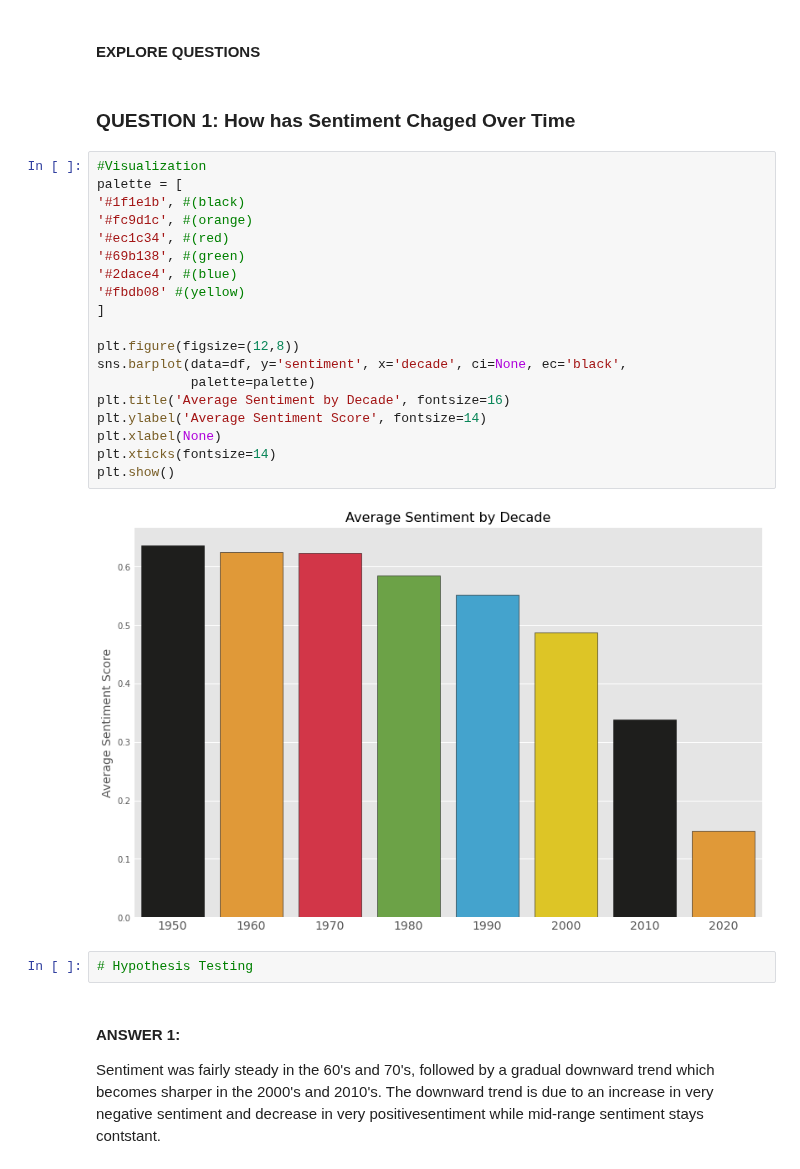
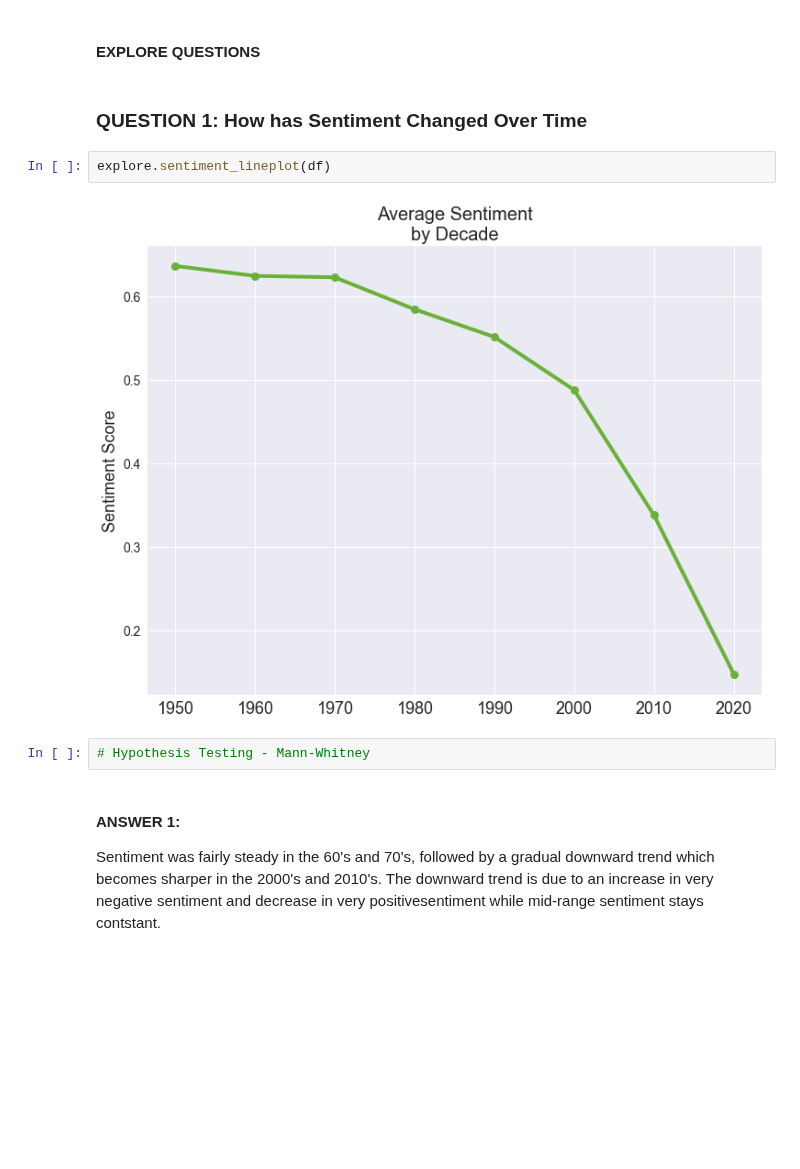
Before and after one commit to CBRJ-Lyrical-Metrics/lyrical-evolution-capstone, a Jupyter notebook: Drafts/draft_report.ipynb, the cells around one changed output. Cells and saved outputs as stored; diff of their text form; blank space fills up the shorter version.

```diff
--- a/Drafts/draft_report.ipynb
+++ b/Drafts/draft_report.ipynb
@@ -273,30 +272,13 @@ All bivariate exploration was conducted on the train corpus to prevent data leak
 # %% [markdown]
 #### EXPLORE QUESTIONS
 # %% [markdown]
-### QUESTION 1: How has Sentiment Chaged Over Time
+### QUESTION 1: How has Sentiment Changed Over Time
 # %%
-#Visualization
-palette = [
-'#1f1e1b', #(black)
-'#fc9d1c', #(orange)
-'#ec1c34', #(red)
-'#69b138', #(green)
-'#2dace4', #(blue)
-'#fbdb08' #(yellow)
-]
-
-plt.figure(figsize=(12,8))
-sns.barplot(data=df, y='sentiment', x='decade', ci=None, ec='black',
-            palette=palette)
-plt.title('Average Sentiment by Decade', fontsize=16)
-plt.ylabel('Average Sentiment Score', fontsize=14)
-plt.xlabel(None)
-plt.xticks(fontsize=14)
-plt.show()
+explore.sentiment_lineplot(df)
 # %% [output]
-[figure, old version]
+[figure, new version]
 # %%
-# Hypothesis Testing
+# Hypothesis Testing - Mann-Whitney
 # %% [markdown]
 #### ANSWER 1:
 Sentiment was fairly steady in the 60's and 70's, followed by a gradual downward trend which becomes sharper in the 2000's and 2010's. The downward trend is due to an increase in very negative sentiment and decrease in very positivesentiment while mid-range sentiment stays contstant.
```
Also changed, not shown: parts of 14 cells of this notebook, 2 other files.
